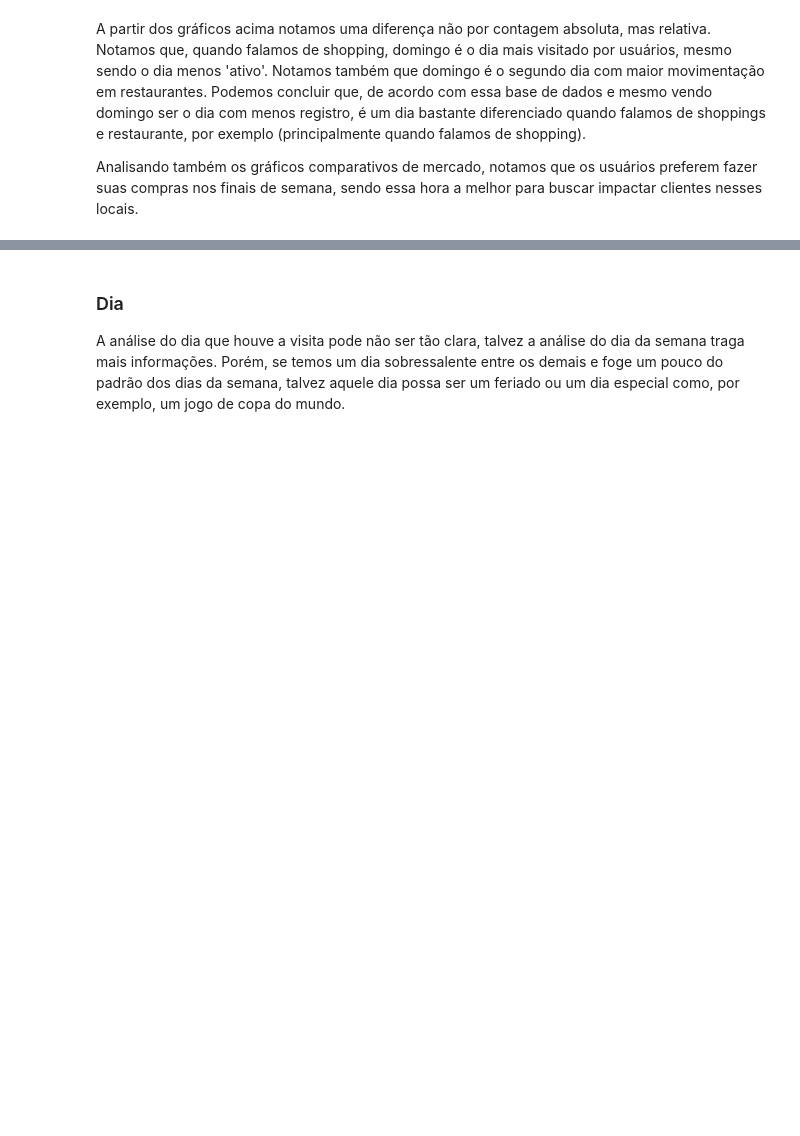
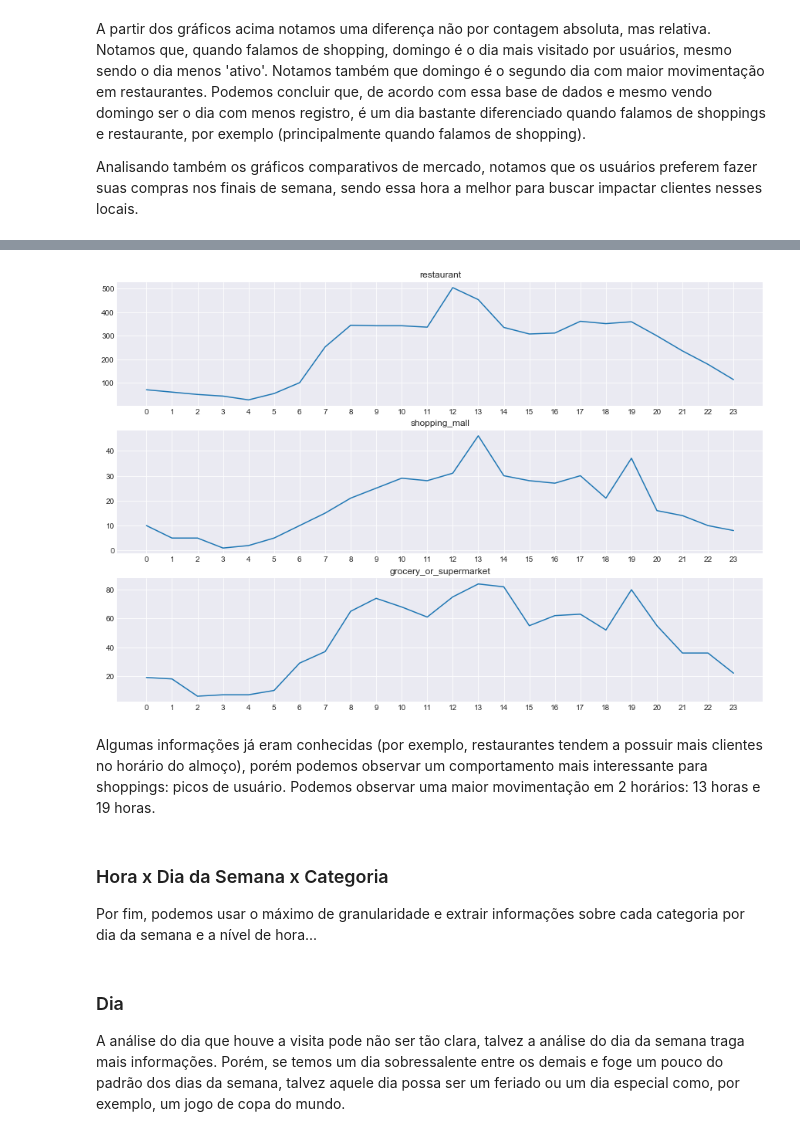
Before and after one commit to jvsn19/analise_varejo, a Jupyter notebook: Projeto.ipynb, the cells around one changed output, grey strips where cells are left out. Cells and saved outputs as stored; diff of their text form; code cells hidden in the pictures; blank space fills up the shorter version.

```diff
--- a/Projeto.ipynb
+++ b/Projeto.ipynb
@@ -315,3 +318,29 @@ barWeekCategoryDays(week_days, ['shopping_mall', 'restaurant', 'grocery_or_super
+# %%
+groupby_category_hour = dataset.groupby(by='categoria')['hour'].value_counts()
+'''
+    # Método para gerar lineplots do dataframe categoria x hora
+    # A ideia é analisar o comportamento dos usuários por dia nesses locais
+    # exemplo: shoppings são mais acessados às 13 e 19 horas
+'''
+def lineCategoryHour(categories, figsize):
+    fig = plt.figure(figsize=figsize)
+    n_lines = len(categories)
+    n_cols = 1
+    for i in range(n_lines):
+        ax = fig.add_subplot(str(n_lines)+str(n_cols)+str(i+1))
+        ax.set_title(categories[i])
+        ax.plot(groupby_category_hour[categories[i]].sort_index(), label=categories[i])
+        ax.set_xticks(list(range(24)))
+    plt.show()
+# %%
+lineCategoryHour(['restaurant', 'shopping_mall', 'grocery_or_supermarket'], (15,10))
+# %% [output]
+[figure, added]
+# %% [markdown]
+<p>Algumas informações já eram conhecidas (por exemplo, restaurantes tendem a possuir mais clientes no horário do almoço), porém podemos observar um comportamento mais interessante para shoppings: picos de usuário. Podemos observar uma maior movimentação em 2 horários: 13 horas e 19 horas.</p>
+# %% [markdown]
+<h3>Hora x Dia da Semana x Categoria</h3>
+<p>Por fim, podemos usar o máximo de granularidade e extrair informações sobre cada categoria por dia da semana e a nível de hora...</p>
 # %% [markdown]
 <h3>Dia</h3>
 <p>A análise do dia que houve a visita pode não ser tão clara, talvez a análise do dia da semana traga mais informações. Porém, se temos um dia sobressalente entre os demais e foge um pouco do padrão dos dias da semana, talvez aquele dia possa ser um feriado ou um dia especial como, por exemplo, um jogo de copa do mundo.</p>
```
Also changed, not shown: parts of 3 cells of this notebook.
